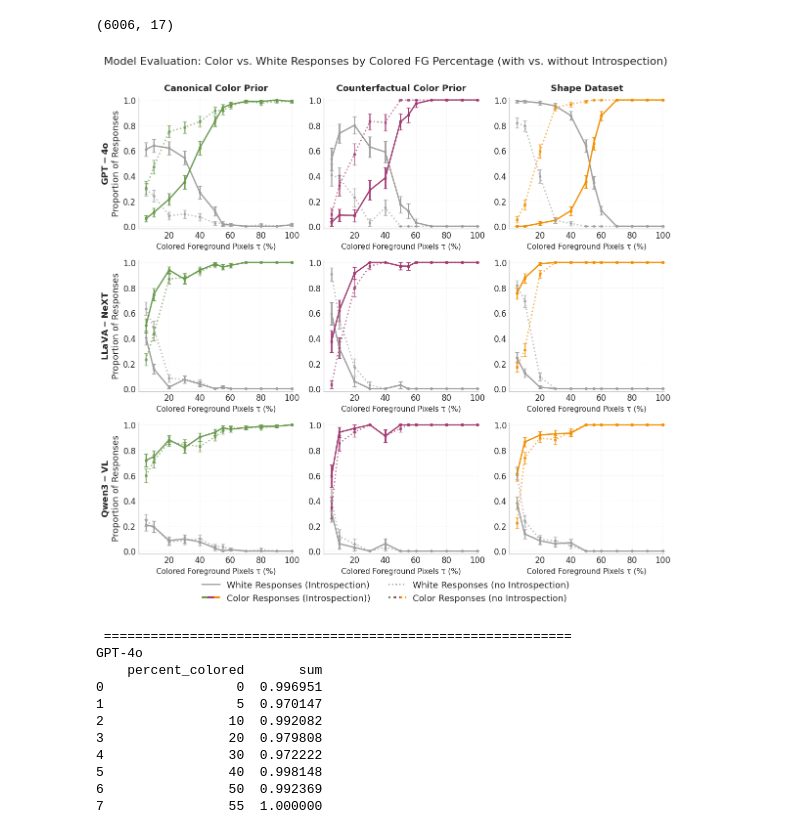
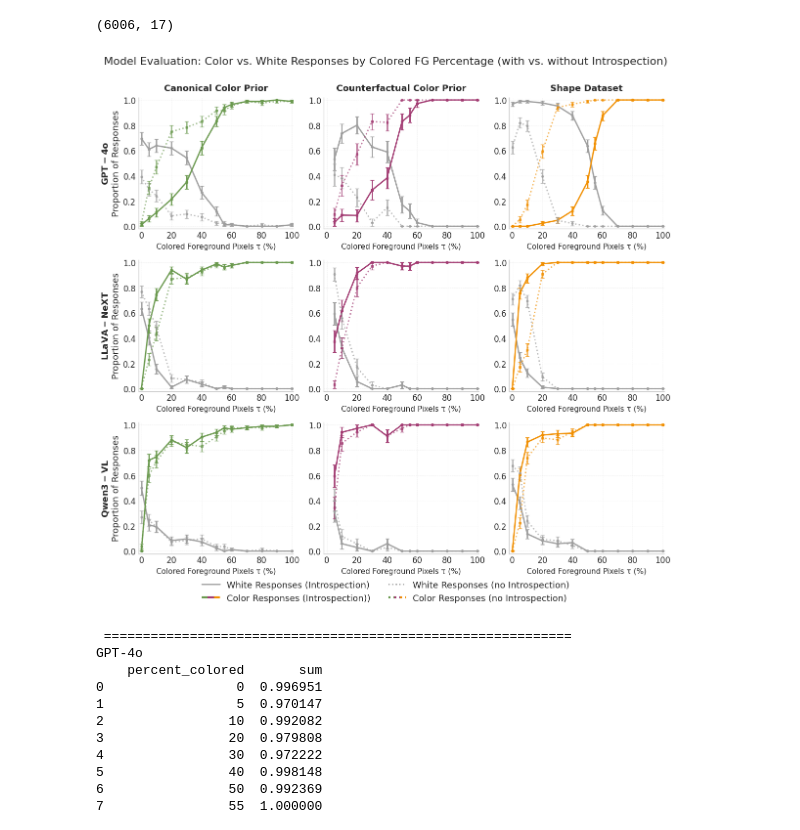
Before and after one commit to jonnemi/color-concept-entanglement, a Jupyter notebook: model_evaluation/VLM_analysis.ipynb, the cells around one changed output. Saved outputs shown, nothing was run; the diff lists cells and outputs as text; code cells hidden in the pictures.

```diff
--- a/model_evaluation/VLM_analysis.ipynb
+++ b/model_evaluation/VLM_analysis.ipynb
@@ -176,7 +176,7 @@ for row,(model_name, df_model) in enumerate(models.items()):
 
     df_model = df_model.copy()
     df_model = df_model[df_model['variant_region']=='FG']
-    df_model = df_model[df_model["percent_colored"] > 0]
+    #df_model = df_model[df_model["percent_colored"] > 0]
 
     df_model['white_count'] = (df_model['response_label']=='white').astype(int)
     df_model['color_count'] = (df_model['response_label']==df_model['manipulation_color']).astype(int)
@@ -267,11 +267,11 @@ for row,(model_name, df_model) in enumerate(models.items()):
 
         ax.grid(alpha=0.3, linestyle='--', linewidth=0.5)
 
-        ax.set_xlim(0,101)
+        ax.set_xlim(-2,101)
         ax.set_ylim(-0.02,1.02)
 
         # explicit x ticks
-        ax.set_xticks(np.arange(20,101,20))
+        ax.set_xticks(np.arange(0,101,20))
 
 # =========================
 # MATCH Y LIMITS
@@ -331,34 +331,34 @@ fig.legend(
         multi_color_dotted: MultiColorLineHandler(
             colors=[
                 colors['correct_prior'],
                 colors['counterfact'],
                 colors['shape'],
             ],
             lw=3,
             linestyle=':'
         )
     },
     loc='lower center',
     bbox_to_anchor=(0.5,-0.05),
     ncol=2,
     frameon=False,
     fontsize=13
 )
 
 # =========================
 # TITLE
 # =========================
 
 plt.suptitle(
     "Model Evaluation: Color vs. White Responses by Colored FG Percentage (with vs. without Introspection)",
     fontsize=16
 )
 
 plt.tight_layout(rect=[0,0,1,0.98])
 
 plt.show()
 # %% [output]
-[figure, old version]
+[figure, new version]
 # %%
 import matplotlib.pyplot as plt
 import numpy as np
```
Also changed, not shown: parts of 3 cells of this notebook.
